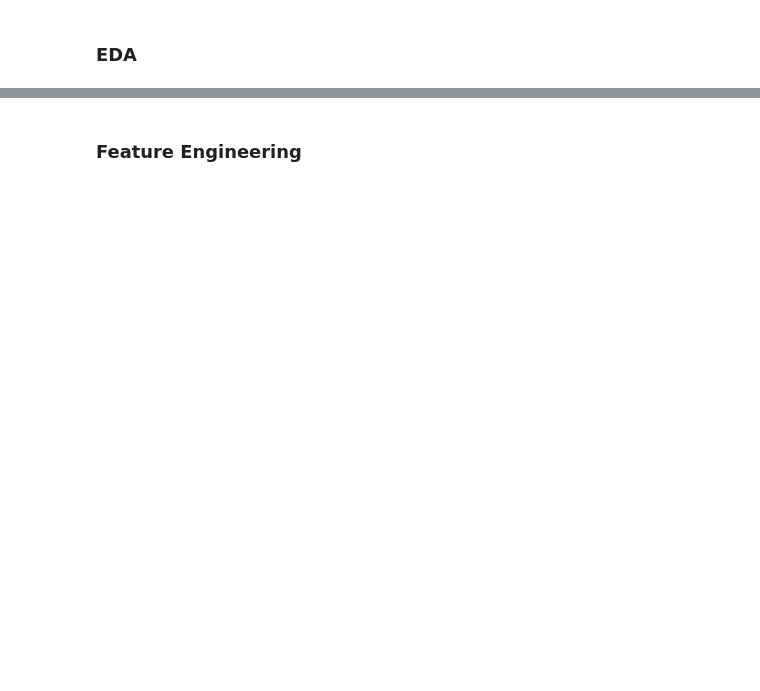
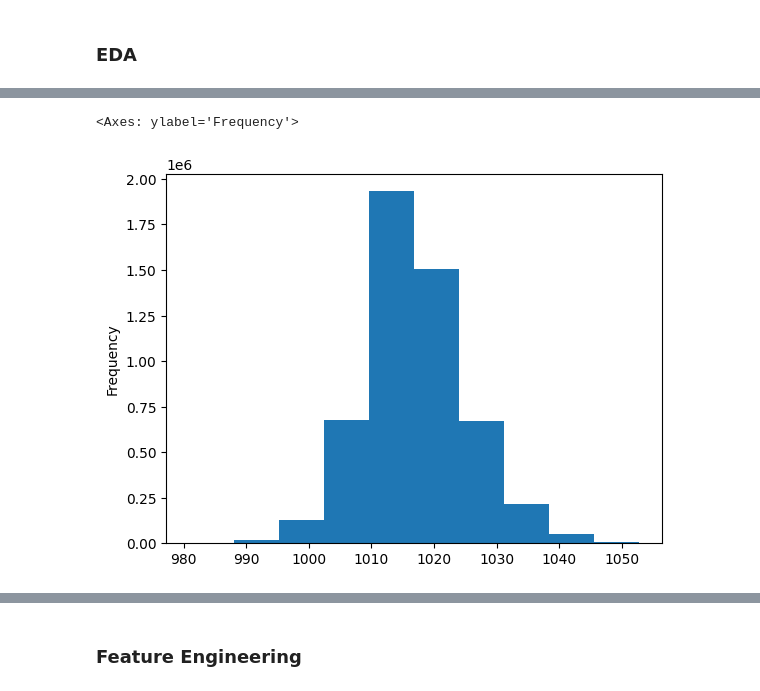
Before and after one commit to dpatel77/ProjectToto, a Jupyter notebook: ML_Model/ml_projectTOTO.ipynb, the cells around one changed output, grey strips where cells are left out. Drawn from its saved outputs; the diff is of its cells as text; code cells hidden in the pictures; blank space fills up the shorter version.

```diff
--- a/ML_Model/ml_projectTOTO.ipynb
+++ b/ML_Model/ml_projectTOTO.ipynb
@@ -163,0 +221,6 @@ Name: count, dtype: int64
+# %%
+#hist of pressure
+weather_df['pressure_msl'].plot.hist()
+# %% [output]
+<Axes: ylabel='Frequency'>
+[figure, added]
```
Also changed, not shown: parts of 33 cells of this notebook, 5 other files.
